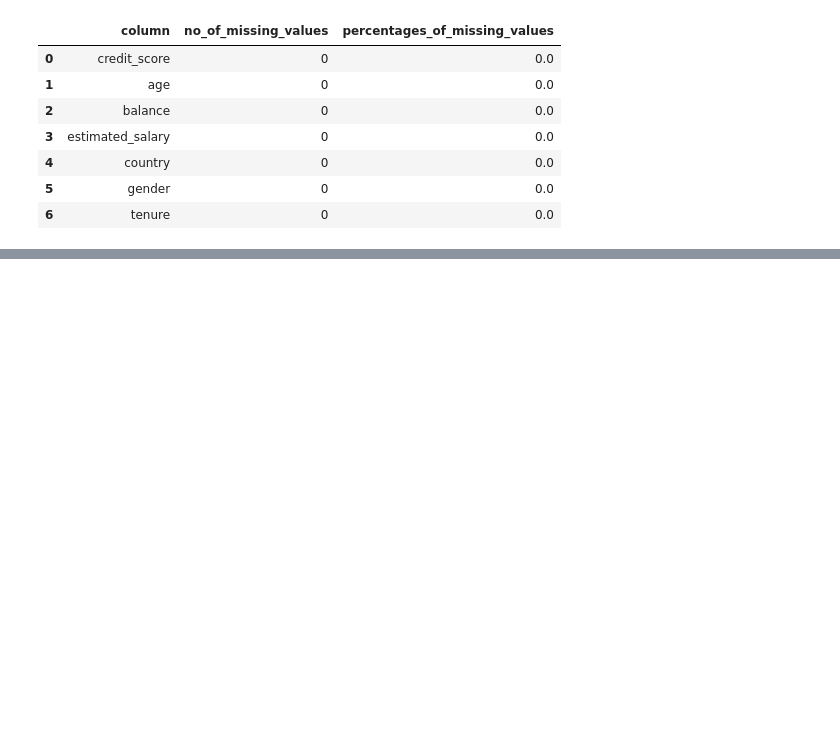
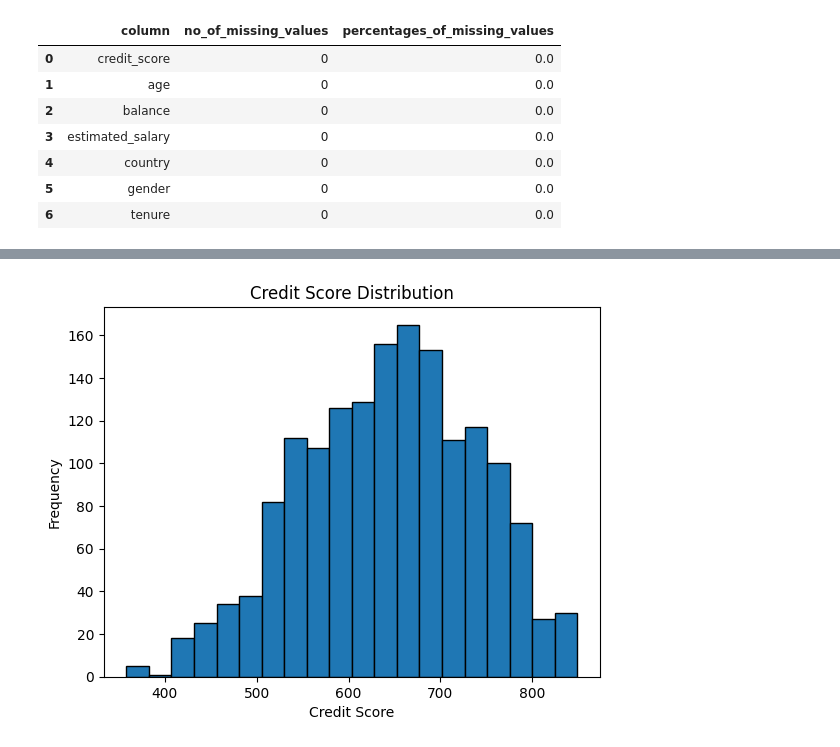
Before and after one commit to kimerajoseph/MSc_Data_Science, a Jupyter notebook: Assesment_draft.ipynb, the cells around one changed output, grey strips where cells are left out. Cells and saved outputs as stored; diff of their text form; code cells hidden in the pictures; blank space fills up the shorter version.

```diff
--- a/Assesment_draft.ipynb
+++ b/Assesment_draft.ipynb
@@ -241,0 +275,10 @@ missing_values
+# %%
+# Plot histogram
+customer_data['credit_score'][customer_data['credit_score'] > 200].hist(bins=20, edgecolor='black')
+plt.title('Credit Score Distribution')
+plt.xlabel('Credit Score')
+plt.ylabel('Frequency')
+plt.grid(False)
+plt.show()
+# %% [output]
+[figure, added]
```
Also changed, not shown: parts of 30 cells of this notebook, 12 other files.
